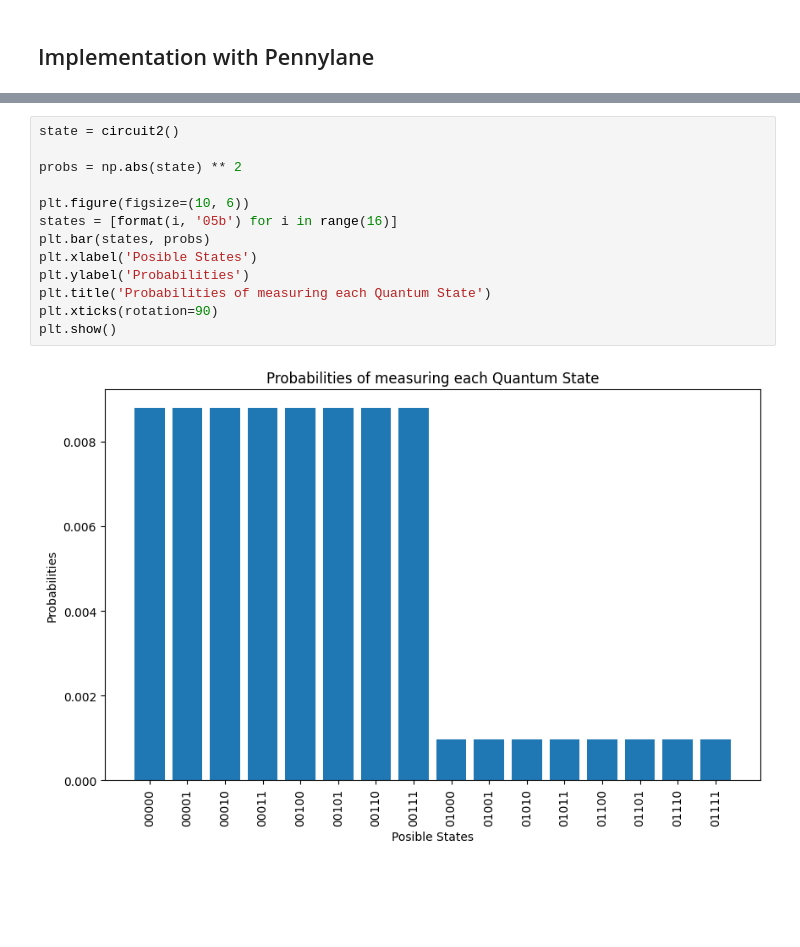
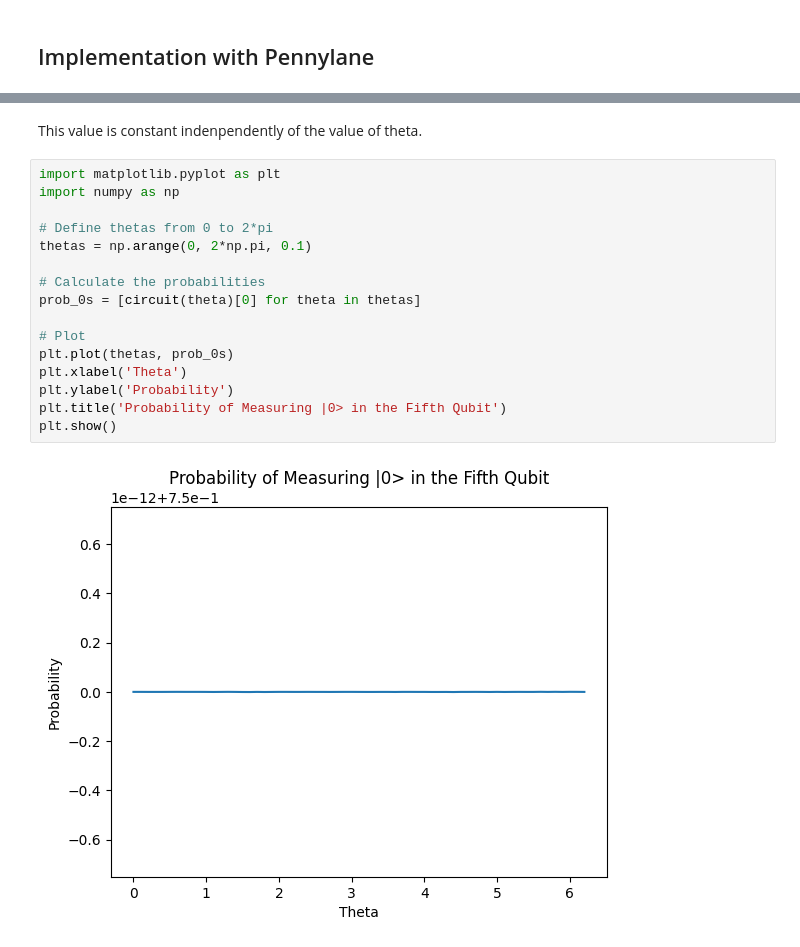
Before and after one commit to LazaroR-u/GSoC_QMLHEP_2024, a Jupyter notebook: tasks/task_1_GSoC.ipynb, the cells around one changed output, grey strips where cells are left out. Drawn from its saved outputs; the diff is of its cells as text; blank space fills up the shorter version.

```diff
--- a/tasks/task_1_GSoC.ipynb
+++ b/tasks/task_1_GSoC.ipynb
@@ -233,15 +213,20 @@ print(circuit2())
-# %%
-state = circuit2()
-
-probs = np.abs(state) ** 2
-
-plt.figure(figsize=(10, 6))
-states = [format(i, '05b') for i in range(16)]
-plt.bar(states, probs)
-plt.xlabel('Posible States')
-plt.ylabel('Probabilities')
-plt.title('Probabilities of measuring each Quantum State')
-plt.xticks(rotation=90)
-plt.show()
-# %% [output]
-[figure, removed]
+# %% [markdown]
+This value is constant indenpendently of the value of theta.
+# %%
+import matplotlib.pyplot as plt
+import numpy as np
+
+# Define thetas from 0 to 2*pi
+thetas = np.arange(0, 2*np.pi, 0.1)
+
+# Calculate the probabilities
+prob_0s = [circuit(theta)[0] for theta in thetas]
+
+# Plot
+plt.plot(thetas, prob_0s)
+plt.xlabel('Theta')
+plt.ylabel('Probability')
+plt.title('Probability of Measuring |0> in the Fifth Qubit')
+plt.show()
+# %% [output]
+[figure, added]
```
Also changed, not shown: parts of 14 cells of this notebook.
